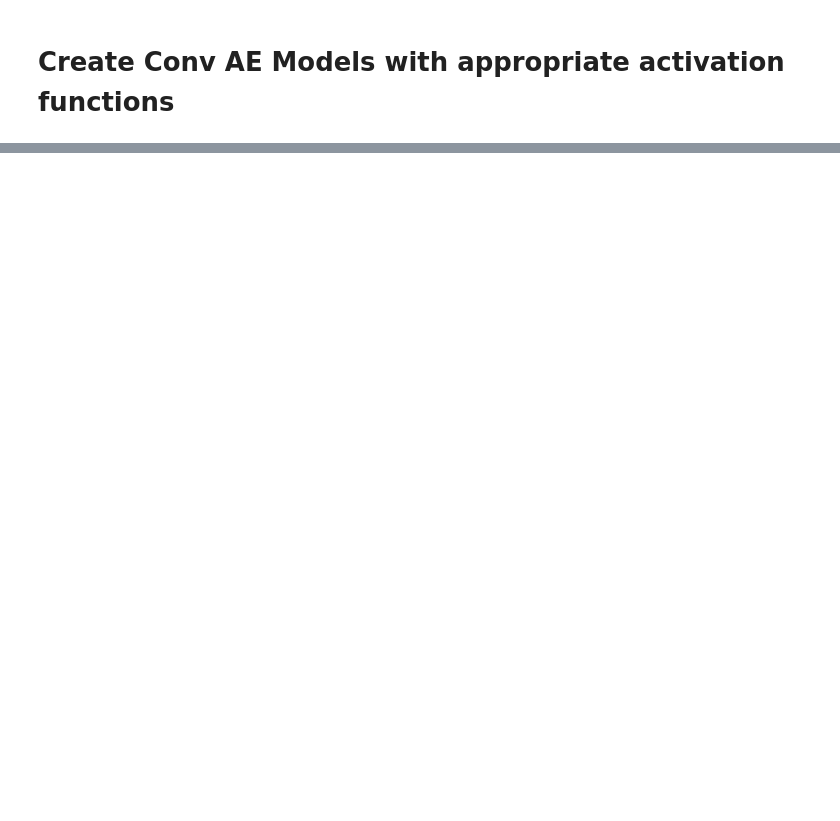
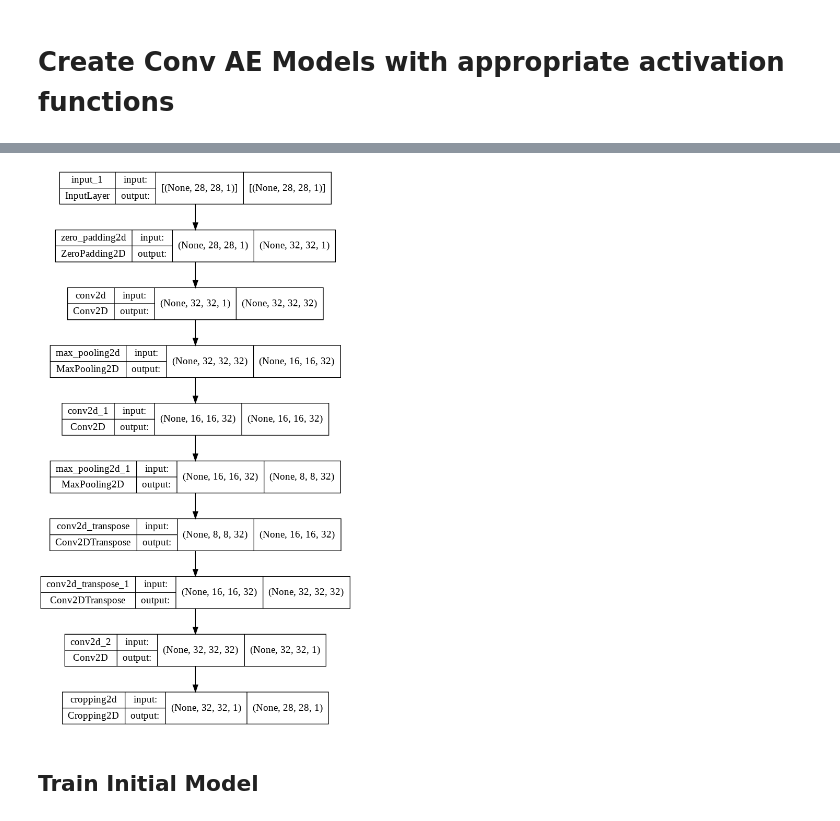
Before and after one commit to cdepalma141/AAI551-Python-Final-Project, a Jupyter notebook: DenoiseMNISTDigits.ipynb, the cells around one changed output, grey strips where cells are left out. Cells and saved outputs as stored; diff of their text form; code cells hidden in the pictures; blank space fills up the shorter version.

```diff
--- a/DenoiseMNISTDigits.ipynb
+++ b/DenoiseMNISTDigits.ipynb
@@ -429,0 +77,76 @@ BGD-LeakyRelu Test Results
+# %%
+# Import Modules for AE model creation
+from keras.layers import Input, Conv2D, MaxPooling2D, Conv2DTranspose, LeakyReLU, ZeroPadding2D,Cropping2D
+from keras.models import Model
+from tensorflow.keras.optimizers import SGD, Adam, Adagrad, Adadelta, RMSprop
+from tensorflow.keras.utils import plot_model
+
+# Preset number of filters at output of each layer
+filt = [[64,32,16], [64,32],[32,32], [32,64], [16,32,64]]
+
+# Function for generating AE model with specified hyperparameterts
+def makeModel(opt='adam', act = 'relu', lr = 0.0001, filters = 2):
+    # Input layer
+    input = Input(shape=(28,28,1))
+    # Zero pad to 32 to ensure different model depths will work
+    x = ZeroPadding2D(padding=2)(input)
+
+    # Encoder filters will follow order from filt
+    encFilters = filt[filters]
+    # Decoder filters will follow reversed order from filt, skipping the last value
+    decFilters = [encFilters[i] for i in reversed(range(len(encFilters)))]
+
+    if act == 'leakyrelu': # LeakyRelu can't be accessed through a parameter
+
+    # Create encoder stage
+    for filter in encFilters:
+        x = Conv2D(filter, (3,3), padding='same')(x)
+        x = LeakyReLU()(x)
+        x = MaxPooling2D((2,2), padding='same')(x)
+
+    # Create decoder stage
+    for filter in decFilters:
+        x = Conv2DTranspose(filter, (3,3), strides=2, padding='same')(x)
+        x = LeakyReLU()(x)
+
+    else: # All activations besides LeakyRelu can be access through a parameter
+
+    # Create encoder stage
+    for filter in encFilters:
+        x = Conv2D(filter, (3,3), activation=act, padding='same')(x)
+        x = MaxPooling2D((2,2), padding='same')(x)
+
+    # create Decoder stage
+    for filter in decFilters:
+        x = Conv2DTranspose(filter, (3,3), strides=2, padding='same')(x)
+
+    # Final Conv layer used to get appropriate output dimensions
+    x = Conv2D(1, kernel_size=(3, 3), activation='sigmoid', padding='same')(x)
+    # Crop output from (32,32) back to (28,28)
+    output = Cropping2D(cropping=2)(x)
+
+    # Set Optimizer and learning rate
+    if opt == 'adam':
+        opt = Adam(learning_rate=lr)
+    elif opt == 'sgd':
+        opt = SGD(lr=lr)
+    elif opt == 'adagrad':
+        opt = Adagrad(learning_rate=lr)
+    elif opt == 'adadelta':
+        opt = Adadelta(learning_rate=lr)
+    elif opt == 'rmsprop':
+        opt = RMSprop(learning_rate=lr)
+
+    # Create model
+    model = Model(input,output)
+    # Compile model
+    model.compile(optimizer=opt, loss='binary_crossentropy',metrics=['acc'])
+    return model
+
+
+model = makeModel(opt='sgd', act = 'sigmoid', lr = 0.01, filters = 2)
+plot_model(model,show_shapes=True)
+# %% [output]
+[figure, added]
+# %% [markdown]
+## Train Initial Model
```
Also changed, not shown: parts of 45 cells of this notebook, 14 other files.
